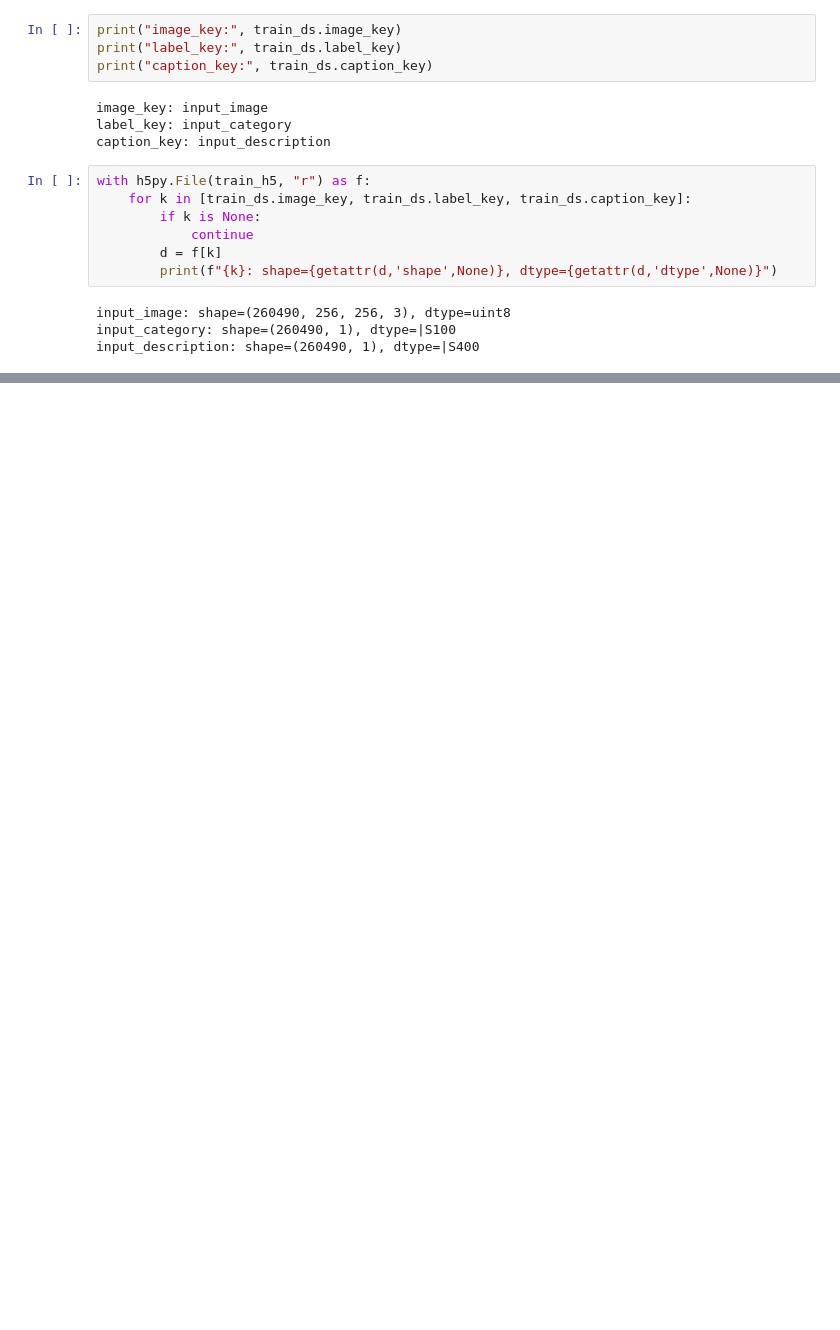
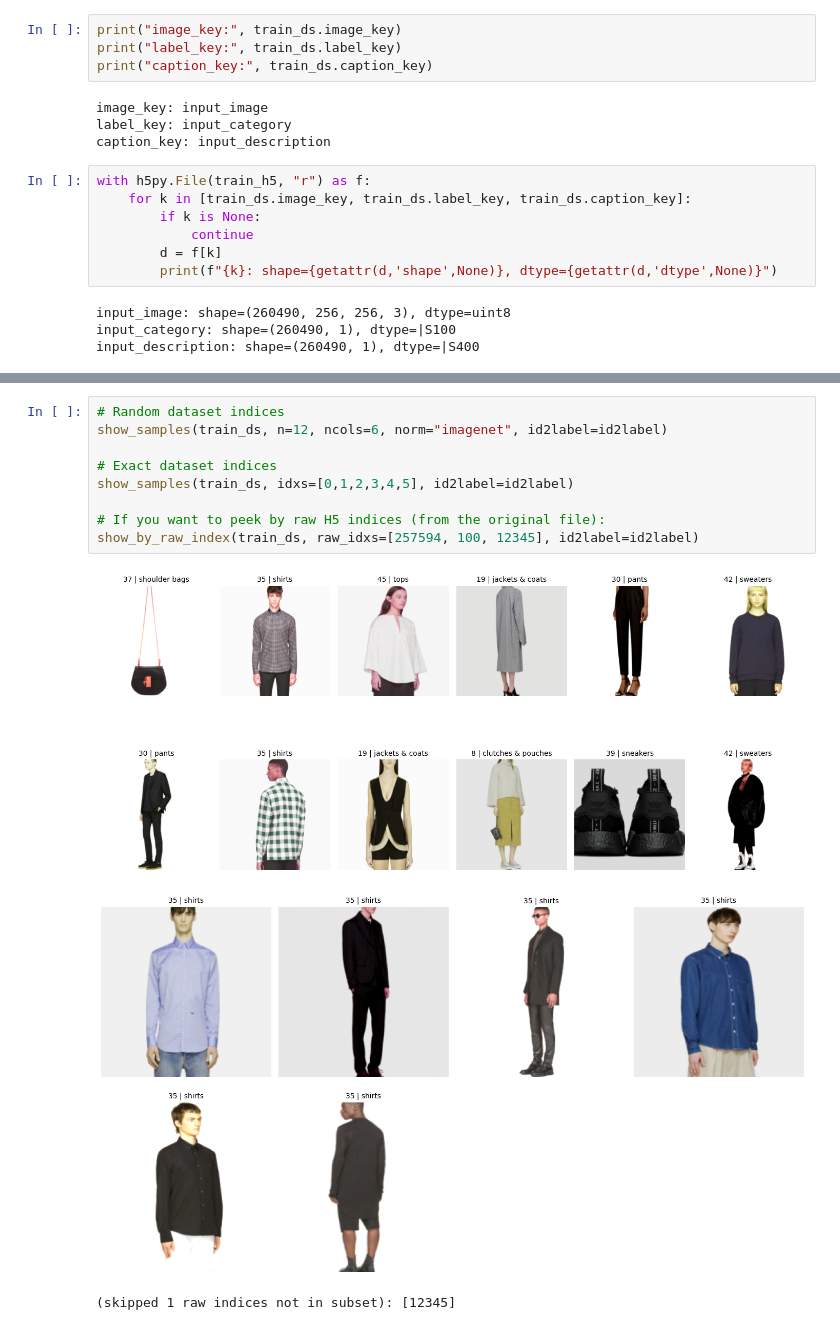
Before and after one commit to lurui-star/Shop-Till-You-Drop, a Jupyter notebook: notebook/data_explore.ipynb, the cells around one changed output, grey strips where cells are left out. Drawn from its saved outputs; the diff is of its cells as text; blank space fills up the shorter version.

```diff
--- a/notebook/data_explore.ipynb
+++ b/notebook/data_explore.ipynb
@@ -112,0 +368,13 @@ torch.Size([64, 3, 256, 256]) torch.Size([64])
+# %%
+# Random dataset indices
+show_samples(train_ds, n=12, ncols=6, norm="imagenet", id2label=id2label)
+
+# Exact dataset indices
+show_samples(train_ds, idxs=[0,1,2,3,4,5], id2label=id2label)
+
+# If you want to peek by raw H5 indices (from the original file):
+show_by_raw_index(train_ds, raw_idxs=[257594, 100, 12345], id2label=id2label)
+# %% [output]
+[figure, added]
+[figure, added]
+(skipped 1 raw indices not in subset): [12345]
```
Also changed, not shown: parts of 21 cells of this notebook, 1 other file.
